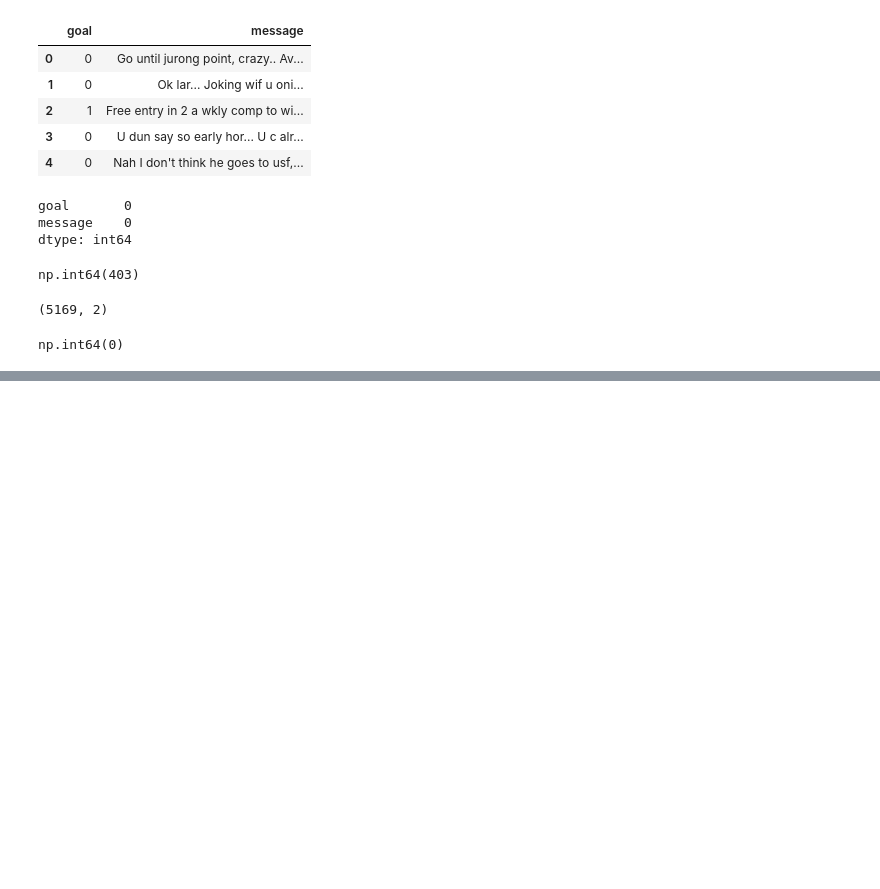
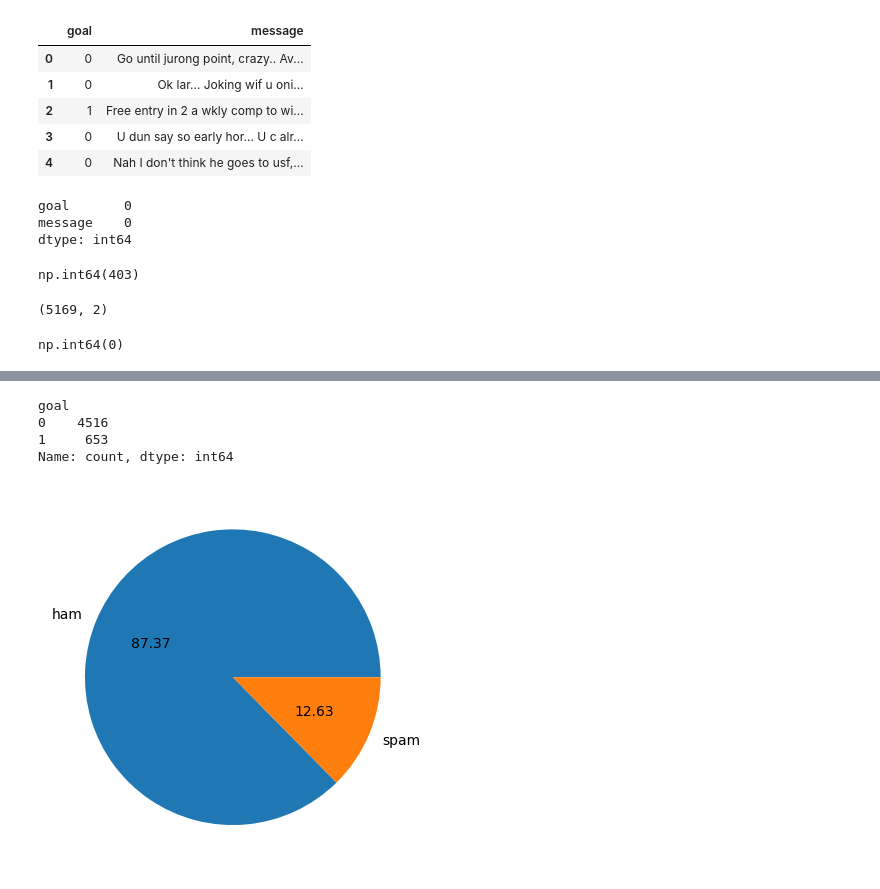
Before and after one commit to ABINAN2011/spam_detection, a Jupyter notebook: model/spam_train.ipynb, the cells around one changed output, grey strips where cells are left out. Saved outputs shown, nothing was run; the diff lists cells and outputs as text; code cells hidden in the pictures; blank space fills up the shorter version.

```diff
--- a/model/spam_train.ipynb
+++ b/model/spam_train.ipynb
@@ -99,0 +108,13 @@ np.int64(0)
+# %%
+df3['goal'].value_counts()
+# %% [output]
+goal
+0    4516
+1     653
+Name: count, dtype: int64
+# %%
+import matplotlib.pyplot as plt
+plt.pie(df3['goal'].value_counts(), labels=['ham', 'spam'], autopct='%0.2f')
+plt.show()
+# %% [output]
+[figure, added]
```
Also changed, not shown: parts of 15 cells of this notebook, 1 other file.
